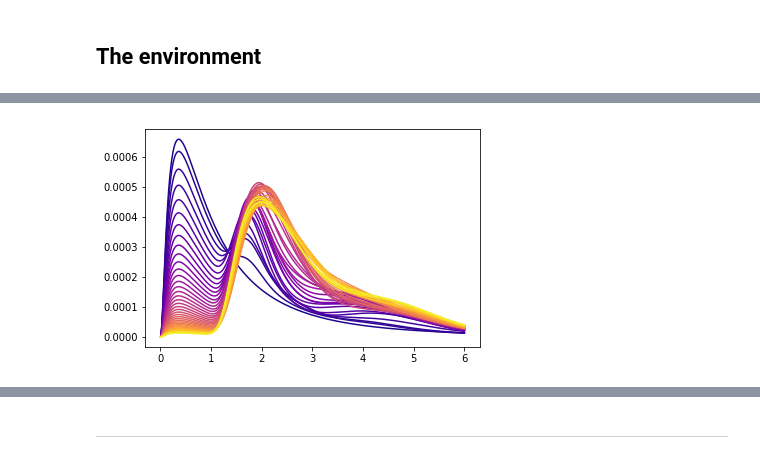
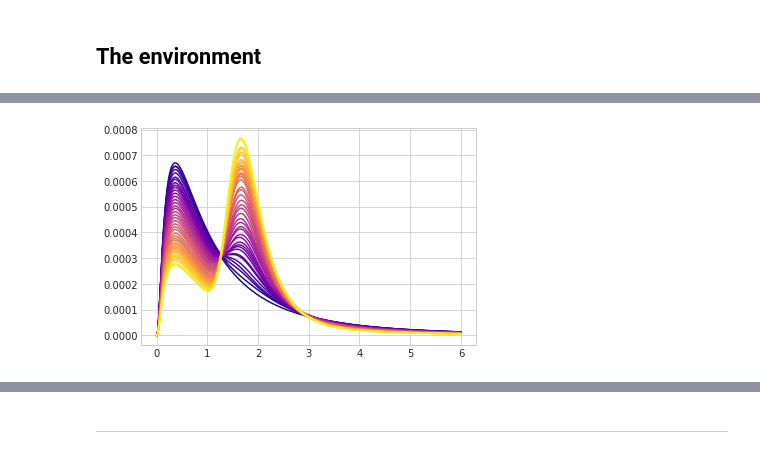
Before and after one commit to EstevaoUyra/spikelearn, a Jupyter notebook: notebooks/exploration/Bayesian rat.ipynb, the cells around one changed output, grey strips where cells are left out. Drawn from its saved outputs; the diff is of its cells as text; code cells hidden in the pictures.

```diff
--- a/notebooks/exploration/Bayesian rat.ipynb
+++ b/notebooks/exploration/Bayesian rat.ipynb
@@ -51,11 +54,13 @@ class DRRD():
             if Rat.tired_: break
 
 
+
+
 class BayesianRat():
     """
 
     """
-    def __init__(self, learning_rate=.01, discounting=1, weber=.15,
+    def __init__(self, learning_rate=.01, discounting=0, weber=.15,
                     likelihood_dist='normal', range=(0,6), dt=1e-3,
                     prior='lognormal' , responses=None, rule='like'):
 
@@ -85,17 +90,17 @@ class BayesianRat():
 
     def _make_prior(self, prior):
         if prior == 'lognormal':
-            return st.lognorm(scale=1, s=1).pdf(sup)*self.dt
+            return st.lognorm(scale=1, s=1).pdf(self.sup)*self.dt
         elif isinstance(prior, np.array):
-            assert len(prior) == len(sup)
+            assert len(prior) == len(self.sup)
             assert prior.sum()== 1/dt
             return prior
 
     def _make_lh(self, likelihood_dist):
         if likelihood_dist == 'lognormal':
-            return lambda t: st.lognorm(scale=t, s=self.weber).pdf(sup)
+            return lambda t: st.lognorm(scale=t, s=self.weber).pdf(self.sup)
         elif likelihood_dist == 'normal':
-            return lambda t: st.norm(loc=t, scale=self.weber*t).pdf(sup)
+            return lambda t: st.norm(loc=t, scale=self.weber*t).pdf(self.sup)
 
     def act(self):
         if self.responses is not None:
@@ -113,9 +118,9 @@ class BayesianRat():
 
     def get_reward(self, reward):
         if reward:
-            self._update_prior()
+            self._update_prior(np.exp(- self.discounting * self.last_response_))
 
-    def _update_prior(self):
+    def _update_prior(self, reward_value):
         likely_time = self._time_likelihood(self.last_response_)
         self.likely_history.append(likely_time)
 
@@ -124,11 +129,13 @@ class BayesianRat():
         elif self.update_rule == 'post':
             update = self.prior_ * likely_time
 
+        lr = self.learning_rate * reward_value
 
-        self.prior_ = self.prior_*(1-self.learning_rate) + update*self.learning_rate
+        self.prior_ = self.prior_*(1-lr) + update*lr
         self.prior_ /= self.prior_.sum()
         self.cdf_ = self.prior_.cumsum()
-        self.prior_history .append(self.prior_)
+
+        self.prior_history.append(self.prior_)
 
     def _time_likelihood(self, time):
         lkl = self.likelihood_dist_(time)
@@ -137,6 +144,7 @@ class BayesianRat():
     def _model_likelihood(self, response):
         return self.prior_[np.abs(self.sup - response).argmin()]
 
+
 class GallistelRat():
     """
 
@@ -147,3 +153,5 @@ bayes = BayesianRat()
+# %%
+bayes = BayesianRat(discounting=1.5, learning_rate=.05)
 # %%
 task = DRRD(1.5)
 # %%
@@ -155,0 +170,3 @@ plt.scatter(task.action_history_,np.arange(1000))
+# %%
+for i in range(N):
+    sns.distplot(behav.duration[int(i*.8):i*10+30], hist=False, color=c[i])
@@ -156,8 +175,8 @@ plt.scatter(task.action_history_,np.arange(1000))
 # %%
 N=40
 c = sns.color_palette('plasma', N)
 
 for i in range(N):
-    plt.plot(sup, bayes.prior_history[10*i], color=c[i])
+    plt.plot(bayes.sup, bayes.prior_history[10*i], color=c[i])
 # %% [output]
-[figure, old version]
+[figure, new version]
```
Also changed, not shown: parts of 14 cells of this notebook, 3 other files.
